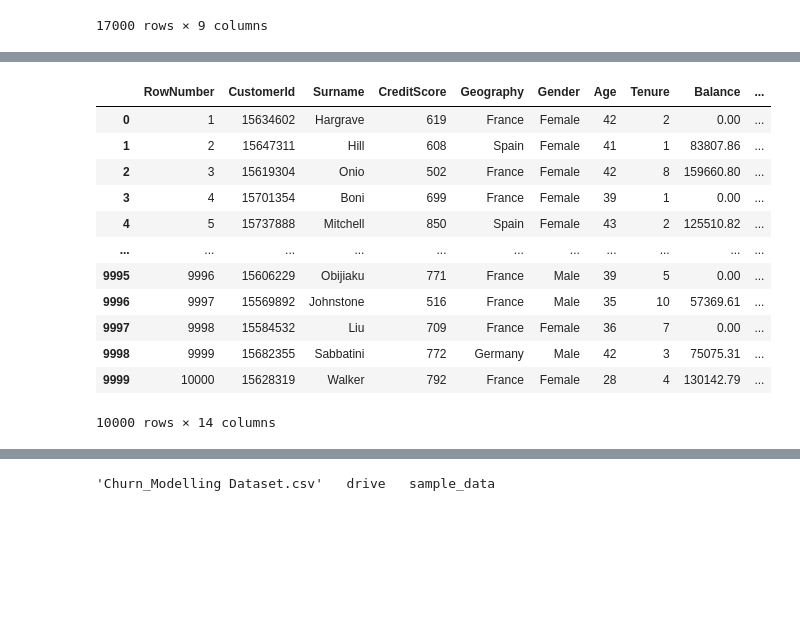
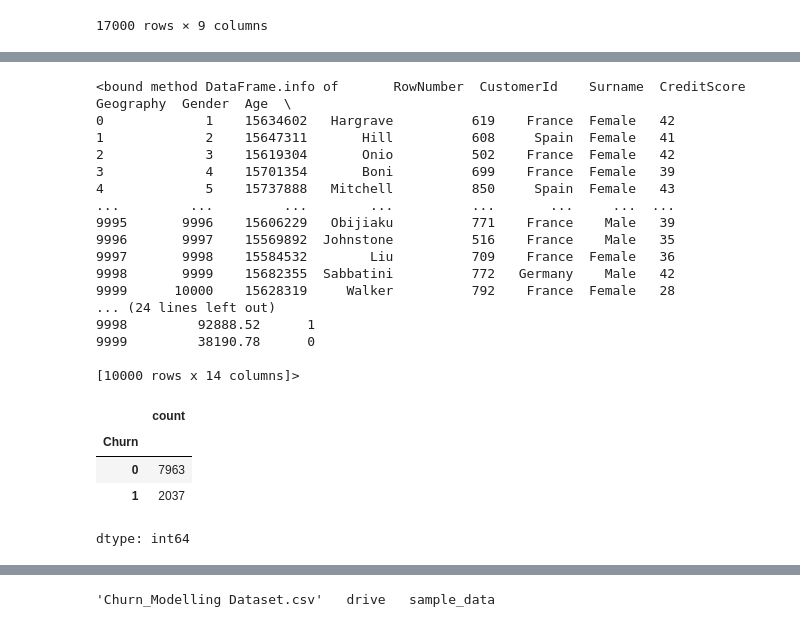
Before and after one commit to Muhammed1978/Amazon-Product-Review-Analysis, a Jupyter notebook: DataAnalysis_Pandas_2.ipynb, the cells around one changed output, grey strips where cells are left out. Saved outputs shown, nothing was run; the diff lists cells and outputs as text; code cells hidden in the pictures; blank space fills up the shorter version.

```diff
--- a/DataAnalysis_Pandas_2.ipynb
+++ b/DataAnalysis_Pandas_2.ipynb
@@ -139,16 +171,30 @@ churn_Modelling_Dataset = pd.read_csv("/content/Churn_Modelling Dataset.csv")
 # %%
-churn_Modelling_Dataset
+churn_Modelling_Dataset.info
 # %% [output]
-|  | RowNumber | CustomerId | Surname | CreditScore | Geography | Gender | Age | Tenure | Balance | ... |
-| 0 | 1 | 15634602 | Hargrave | 619 | France | Female | 42 | 2 | 0.00 | ... |
-| 1 | 2 | 15647311 | Hill | 608 | Spain | Female | 41 | 1 | 83807.86 | ... |
-| 2 | 3 | 15619304 | Onio | 502 | France | Female | 42 | 8 | 159660.80 | ... |
-| 3 | 4 | 15701354 | Boni | 699 | France | Female | 39 | 1 | 0.00 | ... |
-| 4 | 5 | 15737888 | Mitchell | 850 | Spain | Female | 43 | 2 | 125510.82 | ... |
-| ... | ... | ... | ... | ... | ... | ... | ... | ... | ... | ... |
-| 9995 | 9996 | 15606229 | Obijiaku | 771 | France | Male | 39 | 5 | 0.00 | ... |
-| 9996 | 9997 | 15569892 | Johnstone | 516 | France | Male | 35 | 10 | 57369.61 | ... |
-| 9997 | 9998 | 15584532 | Liu | 709 | France | Female | 36 | 7 | 0.00 | ... |
-| 9998 | 9999 | 15682355 | Sabbatini | 772 | Germany | Male | 42 | 3 | 75075.31 | ... |
-| 9999 | 10000 | 15628319 | Walker | 792 | France | Female | 28 | 4 | 130142.79 | ... |
-10000 rows × 14 columns
+<bound method DataFrame.info of       RowNumber  CustomerId    Surname  CreditScore Geography  Gender  Age  \
+0             1    15634602   Hargrave          619    France  Female   42
+1             2    15647311       Hill          608     Spain  Female   41
+2             3    15619304       Onio          502    France  Female   42
+3             4    15701354       Boni          699    France  Female   39
+4             5    15737888   Mitchell          850     Spain  Female   43
+...         ...         ...        ...          ...       ...     ...  ...
+9995       9996    15606229   Obijiaku          771    France    Male   39
+9996       9997    15569892  Johnstone          516    France    Male   35
+9997       9998    15584532        Liu          709    France  Female   36
+9998       9999    15682355  Sabbatini          772   Germany    Male   42
+9999      10000    15628319     Walker          792    France  Female   28
+... (24 lines left out)
+9998         92888.52      1
+9999         38190.78      0
+
+[10000 rows x 14 columns]>
+# %%
+# Calculation of churn rate 1
+Churn_rate = churn_Modelling_Dataset['Churn'].value_counts()
+Churn_rate
+# %% [output]
+|  | count |
+| Churn |  |
+| 0 | 7963 |
+| 1 | 2037 |
+dtype: int64
```
Also changed, not shown: parts of 10 cells of this notebook.
